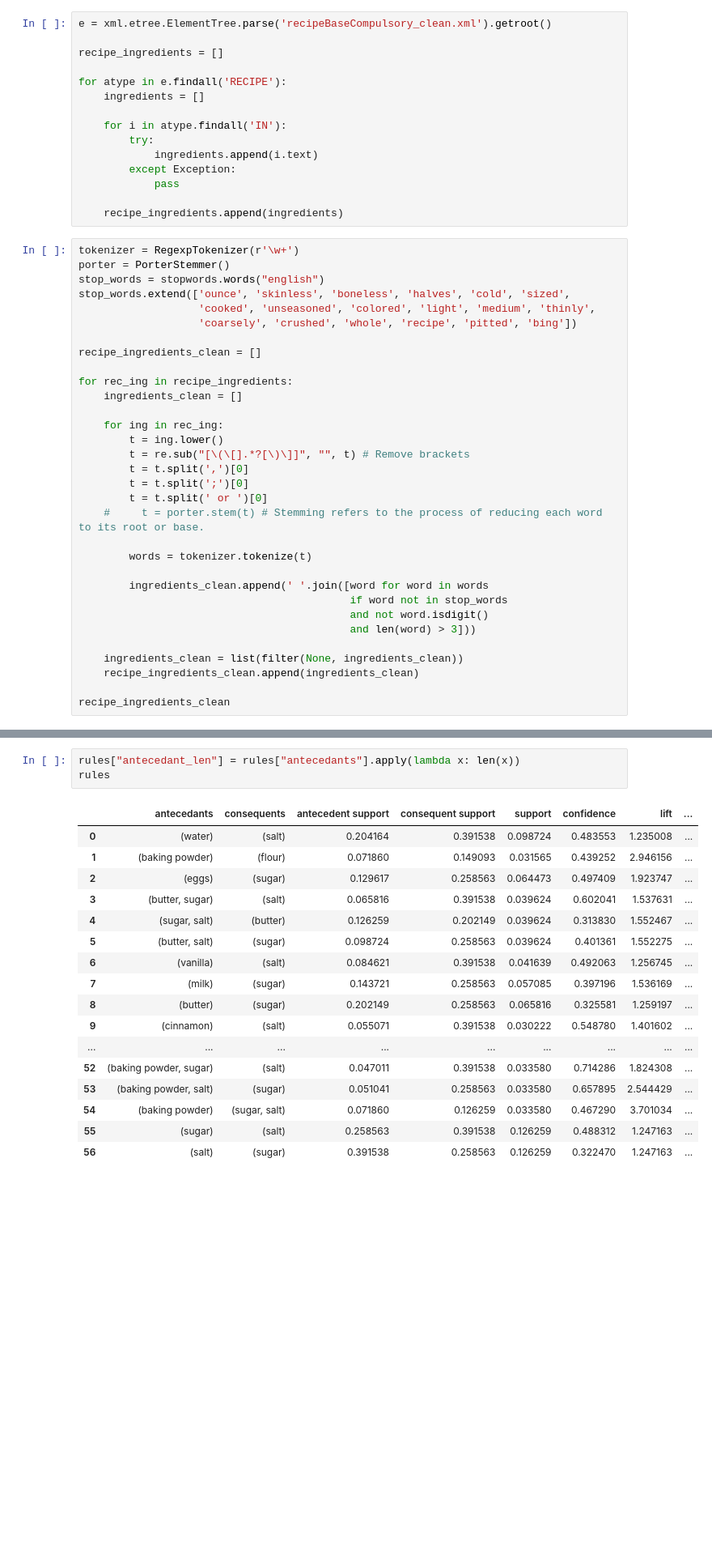
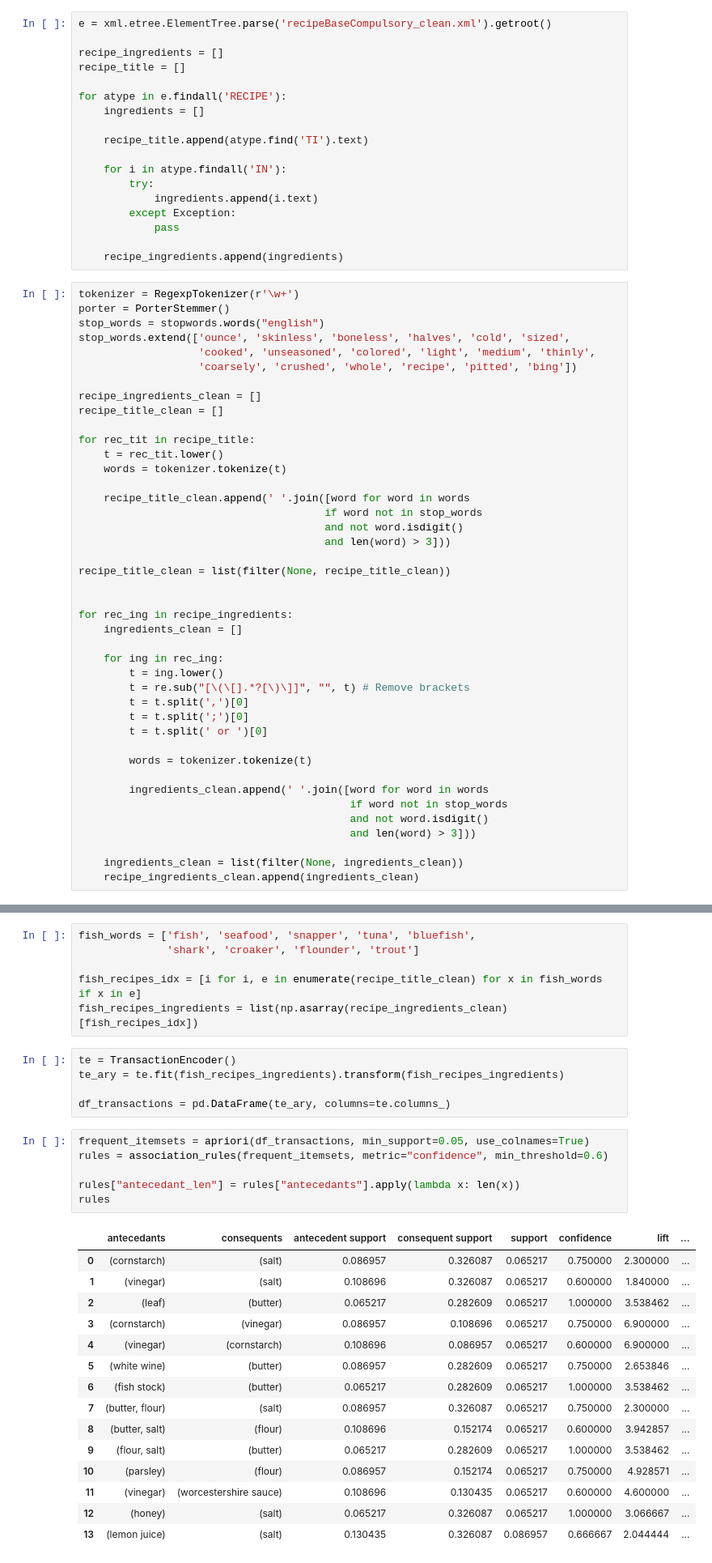
Before and after one commit to JoanMartin/UIB-MasterInBigData, a Jupyter notebook: New-Trend-In-Data-Mining/Association Rules/Recipe Association Rules.ipynb, the cells around one changed output, grey strips where cells are left out. Shown at 81% size. Cells and saved outputs as stored; diff of their text form; blank space fills up the shorter version.

Commit message:
Recipe Association Rules continue

```diff
--- a/New-Trend-In-Data-Mining/Association Rules/Recipe Association Rules.ipynb
+++ b/New-Trend-In-Data-Mining/Association Rules/Recipe Association Rules.ipynb
@@ -19,9 +22,12 @@ from mlxtend.frequent_patterns import association_rules
 e = xml.etree.ElementTree.parse('recipeBaseCompulsory_clean.xml').getroot()
 
 recipe_ingredients = []
+recipe_title = []
 
 for atype in e.findall('RECIPE'):
     ingredients = []
+
+    recipe_title.append(atype.find('TI').text)
 
     for i in atype.findall('IN'):
         try:
@@ -39,6 +45,19 @@ stop_words.extend(['ounce', 'skinless', 'boneless', 'halves', 'cold', 'sized',
                    'coarsely', 'crushed', 'whole', 'recipe', 'pitted', 'bing'])
 
 recipe_ingredients_clean = []
+recipe_title_clean = []
+
+for rec_tit in recipe_title:
+    t = rec_tit.lower()
+    words = tokenizer.tokenize(t)
+
+    recipe_title_clean.append(' '.join([word for word in words
+                                       if word not in stop_words
+                                       and not word.isdigit()
+                                       and len(word) > 3]))
+
+recipe_title_clean = list(filter(None, recipe_title_clean))
+
 
 for rec_ing in recipe_ingredients:
     ingredients_clean = []
@@ -49,7 +68,6 @@ for rec_ing in recipe_ingredients:
         t = t.split(',')[0]
         t = t.split(';')[0]
         t = t.split(' or ')[0]
-    #     t = porter.stem(t) # Stemming refers to the process of reducing each word to its root or base.
 
         words = tokenizer.tokenize(t)
 
@@ -60,5 +78,3 @@ for rec_ing in recipe_ingredients:
 
     ingredients_clean = list(filter(None, ingredients_clean))
     recipe_ingredients_clean.append(ingredients_clean)
-
-recipe_ingredients_clean
@@ -151,21 +163,33 @@ rules
+# %%
+fish_words = ['fish', 'seafood', 'snapper', 'tuna', 'bluefish',
+              'shark', 'croaker', 'flounder', 'trout']
+
+fish_recipes_idx = [i for i, e in enumerate(recipe_title_clean) for x in fish_words if x in e]
+fish_recipes_ingredients = list(np.asarray(recipe_ingredients_clean)[fish_recipes_idx])
+# %%
+te = TransactionEncoder()
+te_ary = te.fit(fish_recipes_ingredients).transform(fish_recipes_ingredients)
+
+df_transactions = pd.DataFrame(te_ary, columns=te.columns_)
 # %%
+frequent_itemsets = apriori(df_transactions, min_support=0.05, use_colnames=True)
+rules = association_rules(frequent_itemsets, metric="confidence", min_threshold=0.6)
+
 rules["antecedant_len"] = rules["antecedants"].apply(lambda x: len(x))
 rules
 # %% [output]
 |  | antecedants | consequents | antecedent support | consequent support | support | confidence | lift | ... |
-| 0 | (water) | (salt) | 0.204164 | 0.391538 | 0.098724 | 0.483553 | 1.235008 | ... |
-| 1 | (baking powder) | (flour) | 0.071860 | 0.149093 | 0.031565 | 0.439252 | 2.946156 | ... |
-| 2 | (eggs) | (sugar) | 0.129617 | 0.258563 | 0.064473 | 0.497409 | 1.923747 | ... |
-| 3 | (butter, sugar) | (salt) | 0.065816 | 0.391538 | 0.039624 | 0.602041 | 1.537631 | ... |
-| 4 | (sugar, salt) | (butter) | 0.126259 | 0.202149 | 0.039624 | 0.313830 | 1.552467 | ... |
-| 5 | (butter, salt) | (sugar) | 0.098724 | 0.258563 | 0.039624 | 0.401361 | 1.552275 | ... |
-| 6 | (vanilla) | (salt) | 0.084621 | 0.391538 | 0.041639 | 0.492063 | 1.256745 | ... |
-| 7 | (milk) | (sugar) | 0.143721 | 0.258563 | 0.057085 | 0.397196 | 1.536169 | ... |
-| 8 | (butter) | (sugar) | 0.202149 | 0.258563 | 0.065816 | 0.325581 | 1.259197 | ... |
-| 9 | (cinnamon) | (salt) | 0.055071 | 0.391538 | 0.030222 | 0.548780 | 1.401602 | ... |
-| ... | ... | ... | ... | ... | ... | ... | ... | ... |
-| 52 | (baking powder, sugar) | (salt) | 0.047011 | 0.391538 | 0.033580 | 0.714286 | 1.824308 | ... |
-| 53 | (baking powder, salt) | (sugar) | 0.051041 | 0.258563 | 0.033580 | 0.657895 | 2.544429 | ... |
-| 54 | (baking powder) | (sugar, salt) | 0.071860 | 0.126259 | 0.033580 | 0.467290 | 3.701034 | ... |
-| 55 | (sugar) | (salt) | 0.258563 | 0.391538 | 0.126259 | 0.488312 | 1.247163 | ... |
-| 56 | (salt) | (sugar) | 0.391538 | 0.258563 | 0.126259 | 0.322470 | 1.247163 | ... |
+| 0 | (cornstarch) | (salt) | 0.086957 | 0.326087 | 0.065217 | 0.750000 | 2.300000 | ... |
+| 1 | (vinegar) | (salt) | 0.108696 | 0.326087 | 0.065217 | 0.600000 | 1.840000 | ... |
+| 2 | (leaf) | (butter) | 0.065217 | 0.282609 | 0.065217 | 1.000000 | 3.538462 | ... |
+| 3 | (cornstarch) | (vinegar) | 0.086957 | 0.108696 | 0.065217 | 0.750000 | 6.900000 | ... |
+| 4 | (vinegar) | (cornstarch) | 0.108696 | 0.086957 | 0.065217 | 0.600000 | 6.900000 | ... |
+| 5 | (white wine) | (butter) | 0.086957 | 0.282609 | 0.065217 | 0.750000 | 2.653846 | ... |
+| 6 | (fish stock) | (butter) | 0.065217 | 0.282609 | 0.065217 | 1.000000 | 3.538462 | ... |
+| 7 | (butter, flour) | (salt) | 0.086957 | 0.326087 | 0.065217 | 0.750000 | 2.300000 | ... |
+| 8 | (butter, salt) | (flour) | 0.108696 | 0.152174 | 0.065217 | 0.600000 | 3.942857 | ... |
+| 9 | (flour, salt) | (butter) | 0.065217 | 0.282609 | 0.065217 | 1.000000 | 3.538462 | ... |
+| 10 | (parsley) | (flour) | 0.086957 | 0.152174 | 0.065217 | 0.750000 | 4.928571 | ... |
+| 11 | (vinegar) | (worcestershire sauce) | 0.108696 | 0.130435 | 0.065217 | 0.600000 | 4.600000 | ... |
+| 12 | (honey) | (salt) | 0.065217 | 0.326087 | 0.065217 | 1.000000 | 3.066667 | ... |
+| 13 | (lemon juice) | (salt) | 0.130435 | 0.326087 | 0.086957 | 0.666667 | 2.044444 | ... |
```
Also changed, not shown: parts of 9 cells of this notebook.
